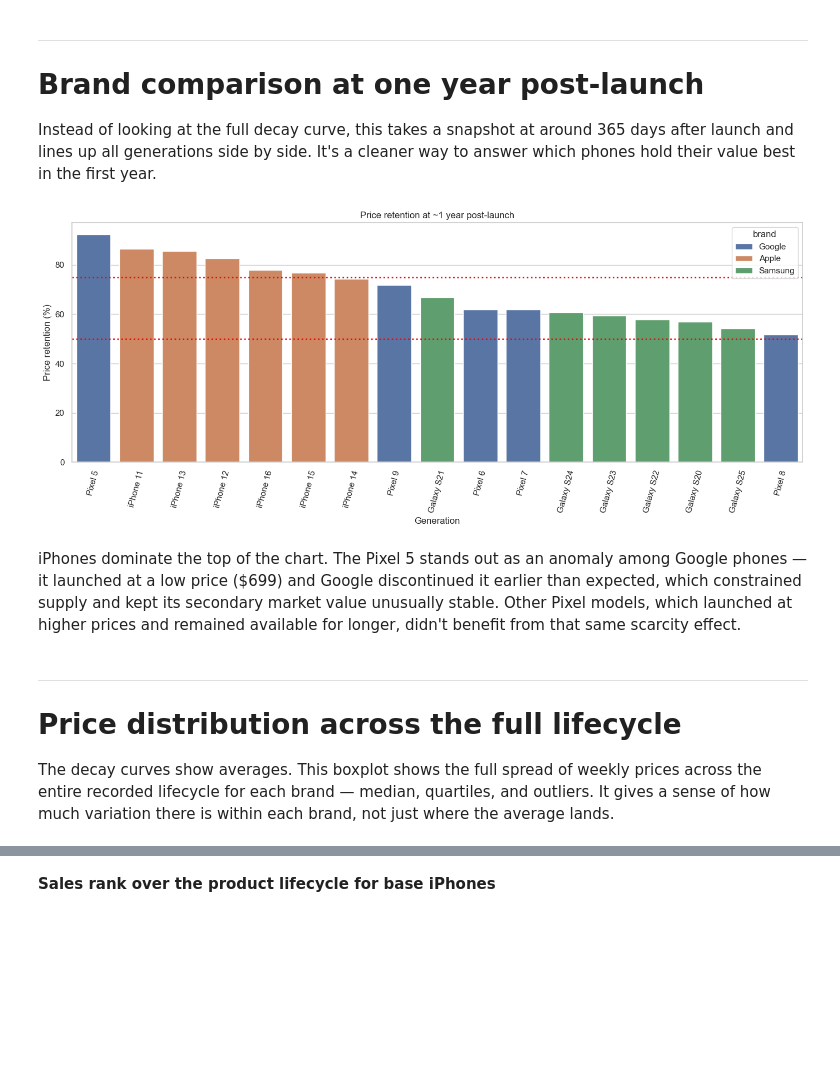
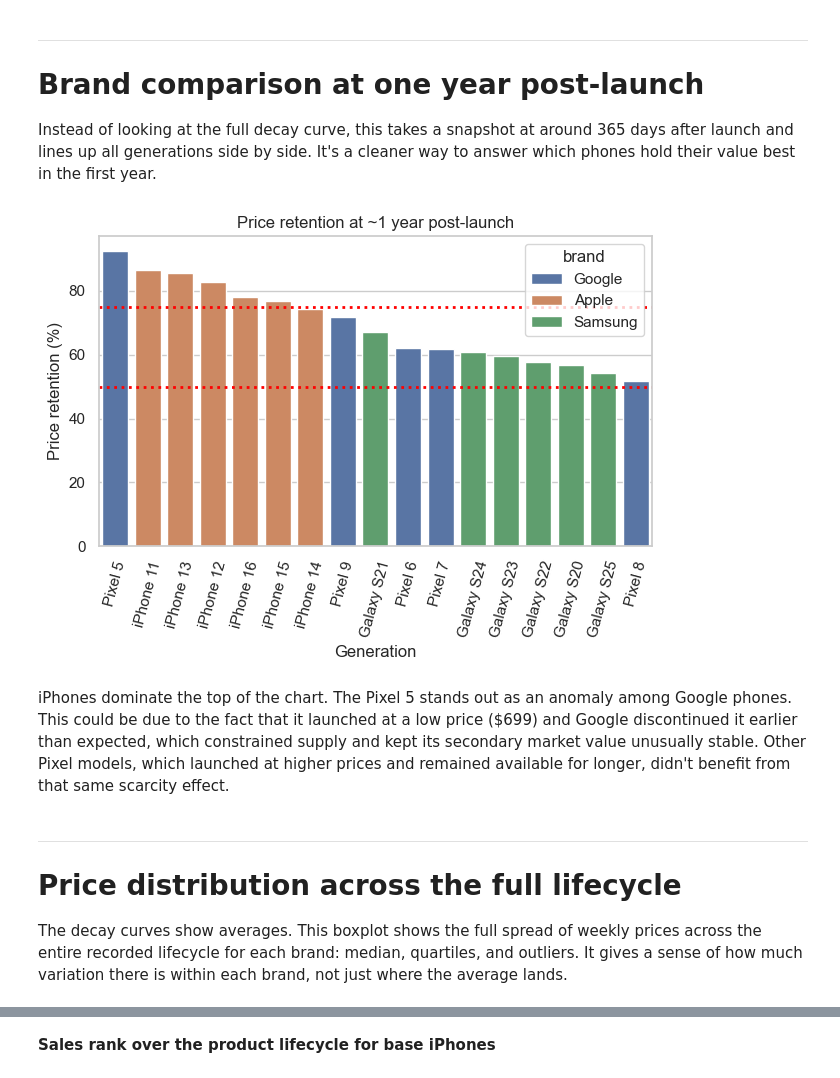
Before and after one commit to ady7ady7/python_agentic_learning, a Jupyter notebook: project1_phones_sales_analytics/notebooks/06_final_project_sns.ipynb, the cells around one changed output, grey strips where cells are left out. Drawn from its saved outputs; the diff is of its cells as text; code cells hidden in the pictures; blank space fills up the shorter version.

```diff
--- a/project1_phones_sales_analytics/notebooks/06_final_project_sns.ipynb
+++ b/project1_phones_sales_analytics/notebooks/06_final_project_sns.ipynb
@@ -264,30 +292,33 @@ Instead of looking at the full decay curve, this takes a snapshot at around 365
 launch and lines up all generations side by side. It's a cleaner way to answer which phones
 hold their value best in the first year.
 # %%
-fig, ax = plt.subplots(figsize=(14, 6))
 order = retention_1yr_df['generation_name'].tolist()
-pd_chart_7 = sns.barplot(data=retention_1yr_df, x='generation_name', y='price_retention',
-    hue='brand', order=order, ax=ax)
-ax.axhline(75, color='red', linestyle='dotted', linewidth=2)
-ax.axhline(50, color='red', linestyle='dotted', linewidth=2)
-ax.set_title('Price retention at ~1 year post-launch')
-ax.set_xlabel('Generation')
-ax.set_ylabel('Price retention (%)')
+
+pd_chart_7 = sns.barplot(
+    data=retention_1yr_df,
+    x='generation_name',
+    y='price_retention',
+    hue='brand',
+    order=order)
+
+plt.axhline(75, color='red', linestyle='dotted', linewidth=2)
+plt.axhline(50, color='red', linestyle='dotted', linewidth=2)
+plt.title('Price retention at ~1 year post-launch')
+plt.xlabel('Generation')
+plt.ylabel('Price retention (%)')
 plt.xticks(rotation=75)
 plt.tight_layout()
 plt.show()
 # %% [output]
-[figure, old version]
+[figure, new version]
 # %% [markdown]
-iPhones dominate the top of the chart. The Pixel 5 stands out as an anomaly among Google phones —
-it launched at a low price ($699) and Google discontinued it earlier than expected, which constrained
-supply and kept its secondary market value unusually stable. Other Pixel models, which launched at
+iPhones dominate the top of the chart. The Pixel 5 stands out as an anomaly among Google phones. This could be due to the fact that it launched at a low price ($699) and Google discontinued it earlier than expected, which constrained supply and kept its secondary market value unusually stable. Other Pixel models, which launched at
 higher prices and remained available for longer, didn't benefit from that same scarcity effect.
 # %% [markdown]
 ---
 # Price distribution across the full lifecycle
 
 The decay curves show averages. This boxplot shows the full spread of weekly prices across
-the entire recorded lifecycle for each brand — median, quartiles, and outliers. It gives
+the entire recorded lifecycle for each brand: median, quartiles, and outliers. It gives
 a sense of how much variation there is within each brand, not just where the average lands.
 # %%
```
Also changed, not shown: parts of 28 cells of this notebook, 2 other files.
